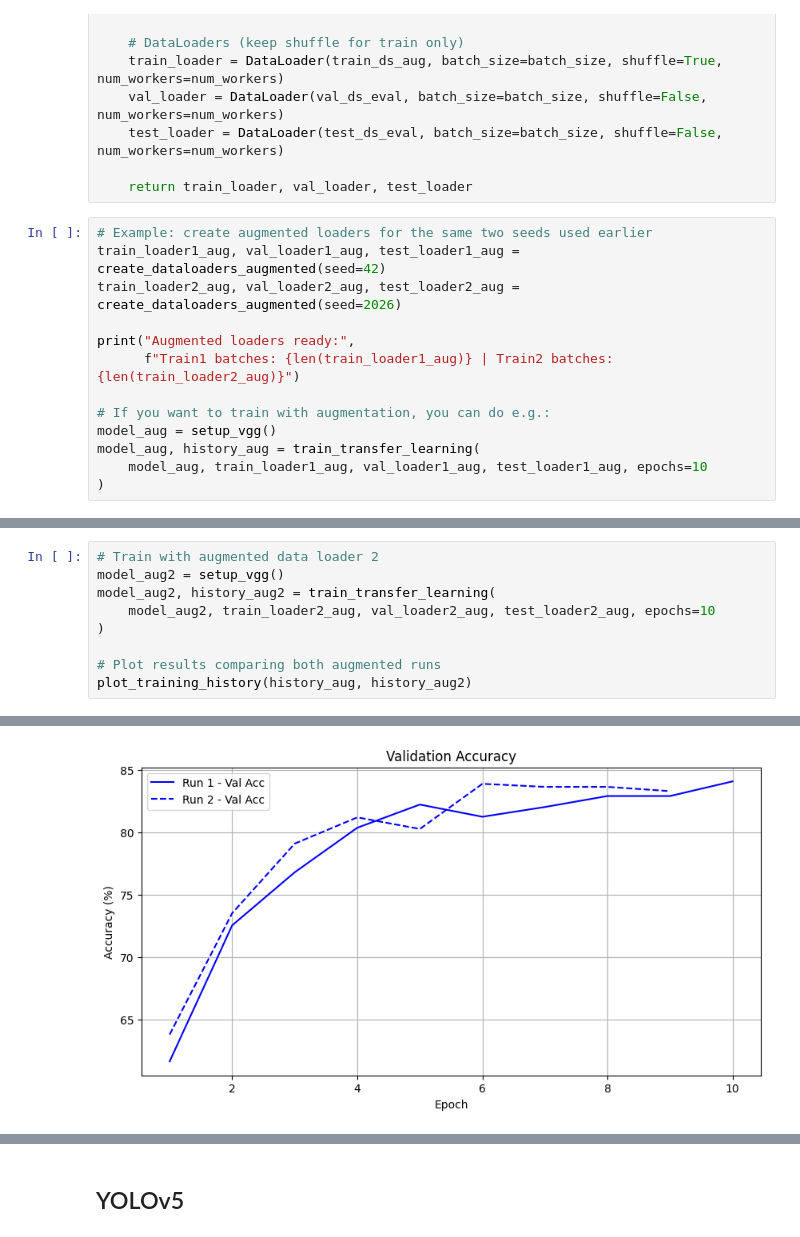
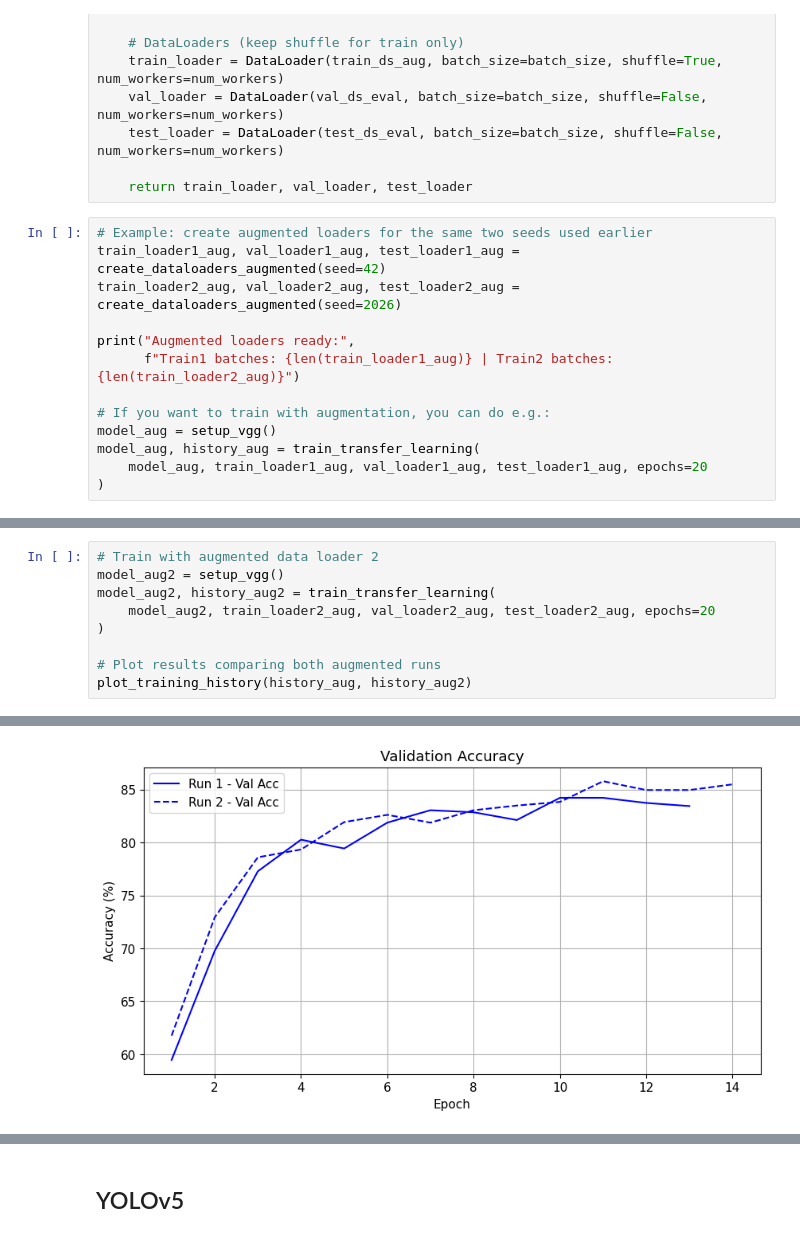
Before and after one commit to tomhil/Assignment4, a Jupyter notebook: sample.ipynb, the cells around one changed output, grey strips where cells are left out. Saved outputs shown, nothing was run; the diff lists cells and outputs as text.

Commit message:
change and run 20 epochs

```diff
--- a/sample.ipynb
+++ b/sample.ipynb
@@ -503,7 +504,7 @@ print("Augmented loaders ready:",
 # If you want to train with augmentation, you can do e.g.:
 model_aug = setup_vgg()
 model_aug, history_aug = train_transfer_learning(
-    model_aug, train_loader1_aug, val_loader1_aug, test_loader1_aug, epochs=10
+    model_aug, train_loader1_aug, val_loader1_aug, test_loader1_aug, epochs=20
 )
 # %% [output]
 Augmented loaders ready: Train1 batches: 128 | Train2 batches: 128
@@ -511,7 +528,7 @@ Augmented loaders ready: Train1 batches: 128 | Train2 batches: 128
 # Train with augmented data loader 2
 model_aug2 = setup_vgg()
 model_aug2, history_aug2 = train_transfer_learning(
-    model_aug2, train_loader2_aug, val_loader2_aug, test_loader2_aug, epochs=10
+    model_aug2, train_loader2_aug, val_loader2_aug, test_loader2_aug, epochs=20
 )
 
 # Plot results comparing both augmented runs
@@ -530 +554 @@ Early stopping triggered at epoch 9. Best Val Acc: 83.88%
-[figure, old version]
+[figure, new version]
```
Also changed, not shown: parts of 3 cells of this notebook.
